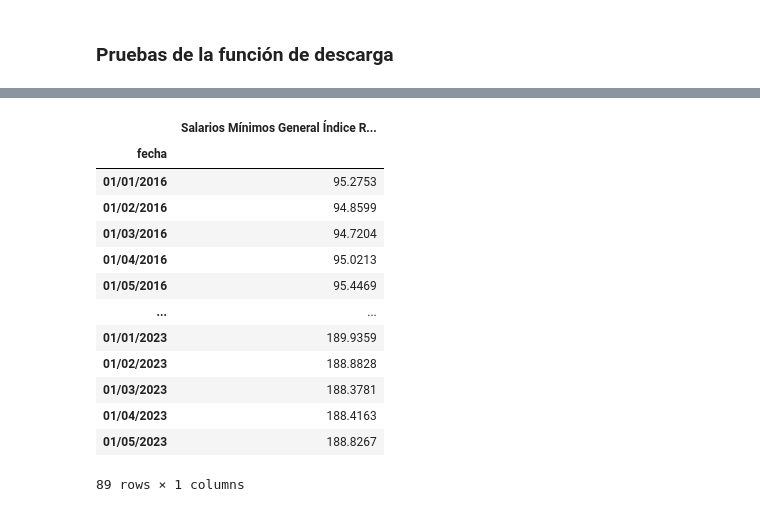
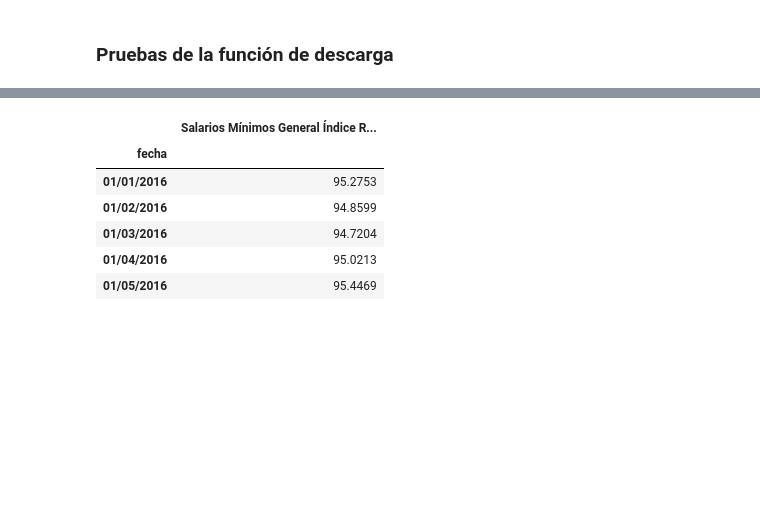
Before and after one commit to sparkieth/estancia_investigacion, a Jupyter notebook: descargas_informacion/automat_series_banxico.ipynb, the cells around one changed output, grey strips where cells are left out. Saved outputs shown, nothing was run; the diff lists cells and outputs as text; code cells hidden in the pictures; blank space fills up the shorter version.

```diff
--- a/descargas_informacion/automat_series_banxico.ipynb
+++ b/descargas_informacion/automat_series_banxico.ipynb
@@ -39,7 +39,8 @@ def descargar_banxico(serie,fecha_inicio,fecha_fin,token,es_oportuno=False):
     status=response.status_code
     raw_data = response.json()
     T=len(serie.split(","))
-    info={'fecha':pd.DataFrame(raw_data['bmx']['series'][0]['datos'])['fecha']}
+    info={}
+    info['fecha']=pd.DataFrame(raw_data['bmx']['series'][0]['datos'])['fecha']
 
     for i in range(T):
         titulo=raw_data['bmx']['series'][i]['titulo']
@@ -52,8 +53,8 @@ def descargar_banxico(serie,fecha_inicio,fecha_fin,token,es_oportuno=False):
         info[titulo]=df['dato']
     info=pd.DataFrame(info)
     info.set_index('fecha',inplace=True)
-
     return info
 
-descargar_banxico('SE44352,SE44353,SE44354','2016-01-01','2023-05-01',token_1)
+
+descargar_banxico('SE44352,SE44353,SE44354','2016-01-01','2023-05-01',token_1).head()
 # %% [output]
@@ -97,17 +80,10 @@ descargar_banxico('SP30578,SL11297','2016-01-01','2023-05-01',token_1)
 # %%
-descargar_banxico('SL11297','2016-01-01','2023-05-01',token_1)
+descargar_banxico('SL11297','2016-01-01','2023-05-01',token_1).head()
 # %% [output]
 |  | Salarios Mínimos General Índice R... |
 | fecha |  |
 | 01/01/2016 | 95.2753 |
 | 01/02/2016 | 94.8599 |
 | 01/03/2016 | 94.7204 |
 | 01/04/2016 | 95.0213 |
 | 01/05/2016 | 95.4469 |
-| ... | ... |
-| 01/01/2023 | 189.9359 |
-| 01/02/2023 | 188.8828 |
-| 01/03/2023 | 188.3781 |
-| 01/04/2023 | 188.4163 |
-| 01/05/2023 | 188.8267 |
-89 rows × 1 columns
```
Also changed, not shown: parts of 2 cells of this notebook, 18 other files.
